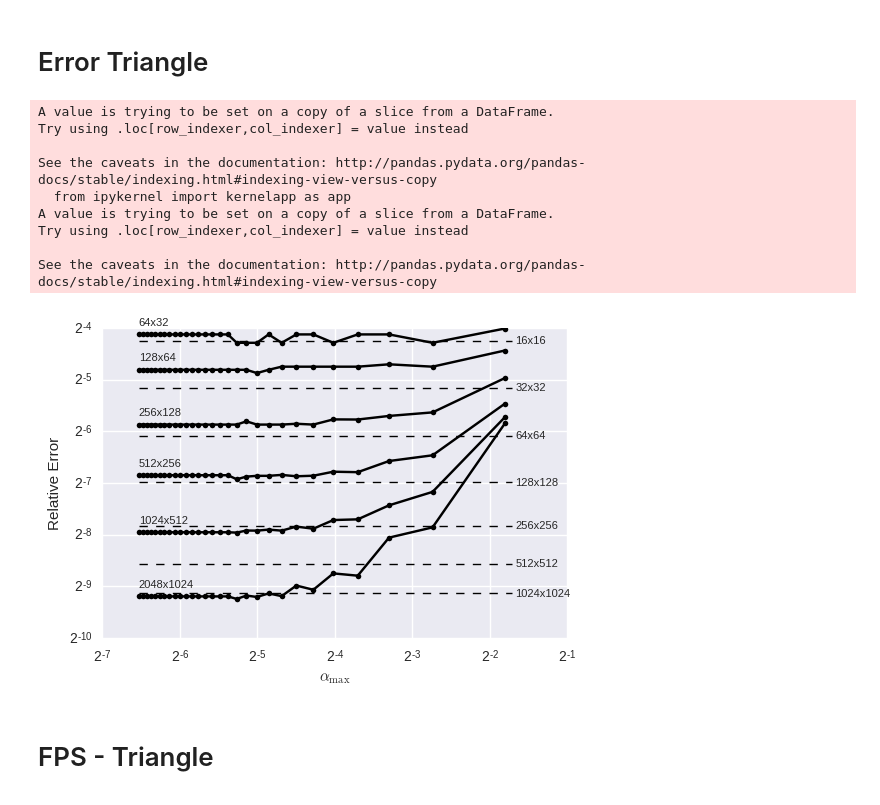
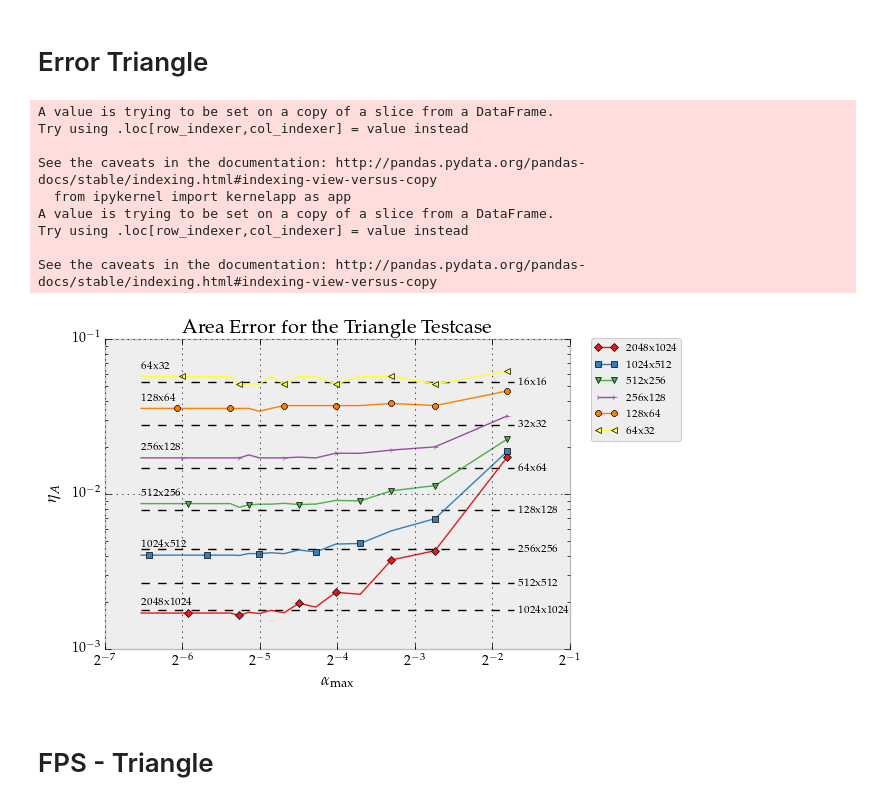
Before and after one commit to mtfranzen/quavis-benchmark, a Jupyter notebook: scripts/util/plots.ipynb, the cells around one changed output. Saved outputs shown, nothing was run; the diff lists cells and outputs as text; code cells hidden in the pictures.

```diff
--- a/scripts/util/plots.ipynb
+++ b/scripts/util/plots.ipynb
@@ -3,7 +3,12 @@
 import numpy as np
 import pandas as pd
 import matplotlib.pyplot as plt
-import seaborn as sns
+from matplotlib.lines import Line2D
+import brewer2mpl
+from matplotlib import rc
+rc('font',**{'family':'serif','serif':['Palatino']})
+rc('text', usetex=True)
+plt.style.use('bmh')
 # %%
 df = pd.read_csv("../../output/output.csv", delimiter=";")
 # %%
@@ -280,40 +166,50 @@ ax = f.gca()
 
 df3 = dft
 df3["DIFF"] = np.abs(df3["ACTUAL_RESULT"] - df3["EXPECTED_RESULT"])
 df3 = df3[df3["MAPPING"] == "CUBE"]
 df3 = df3[df3["FUNCTION"] == "spherical_area"]
 for row in df3.iterrows():
     ax.plot([min(df2["ALPHA"]), np.pi/10-0.01], [row[1]["ERROR"], row[1]["ERROR"]], color="black", linewidth=1,linestyle="dashed")
     ax.text(np.pi/10, row[1]["ERROR"], "{0}x{1}".format(row[1]["WIDTH"],row[1]["WIDTH"]), fontsize=8, va='center')
 
-ax.set_xscale('log', basex=2)
-ax.set_yscale('log', basey=2)
-for width in df2["WIDTH"].unique():
+marker_selection = ['D','s','v','4','8','<','>','2']
+color_selection = brewer2mpl.get_map('Set1', 'qualitative', 8).mpl_colors
+
+widths = df2["WIDTH"].unique()
+markers = [marker_selection[i] for i in range(len(widths))]
+colors = [color_selection[i] for i in range(len(widths))]
+
+for width, color, marker in zip(widths, colors, markers):
     if width <= 32:
         continue
     df3 = df2[df2["WIDTH"] == width]
     df3 = df3[df3["ALPHA"] <= np.pi/10]
-    ax.plot(df3["ALPHA"].values, df3["ERROR"].values, color="black", marker="o", markersize=4)
+    ax.plot(df3["ALPHA"].values, df3["ERROR"].values, color=color, marker=marker, markersize=4, markevery=0.1, linewidth=1, label="{0}x{1}".format(width, width/2))
 
     rmin = df3["ALPHA"].argmin()
     mx = df3.loc[rmin]["ALPHA"]
     my = df3.loc[rmin]["ERROR"]
     ax.text(mx, my+2.0**((np.log2(my)-3)), "{0}x{1}".format(width, width/2), fontsize=8)
 
-ax.set_ylabel("Relative Error")
+ax.set_xscale('log', basex=2)
+ax.set_yscale('log', basey=10)
+ax.set_ylabel(r"$\eta_A$")
 ax.set_xlabel(r"$\alpha_\mathrm{max}$")
-f.savefig("plots/error_triangle.png")
+ax.set_title(r'Area Error for the Triangle Testcase ')
+ax.set_xlim((2**-7,2**-1))
+ax.legend(fontsize=8, bbox_to_anchor=(1.25,1.02))
+f.savefig("plots/area_error_triangle.pdf")
 # %% [output]
 A value is trying to be set on a copy of a slice from a DataFrame.
 Try using .loc[row_indexer,col_indexer] = value instead
 
 See the caveats in the documentation: http://pandas.pydata.org/pandas-docs/stable/indexing.html#indexing-view-versus-copy
   from ipykernel import kernelapp as app
 A value is trying to be set on a copy of a slice from a DataFrame.
 Try using .loc[row_indexer,col_indexer] = value instead
 
 See the caveats in the documentation: http://pandas.pydata.org/pandas-docs/stable/indexing.html#indexing-view-versus-copy
-[figure, old version]
+[figure, new version]
 # %% [markdown]
 # FPS - Triangle
 # %%
```
Also changed, not shown: parts of 9 cells of this notebook, 16 other files.
